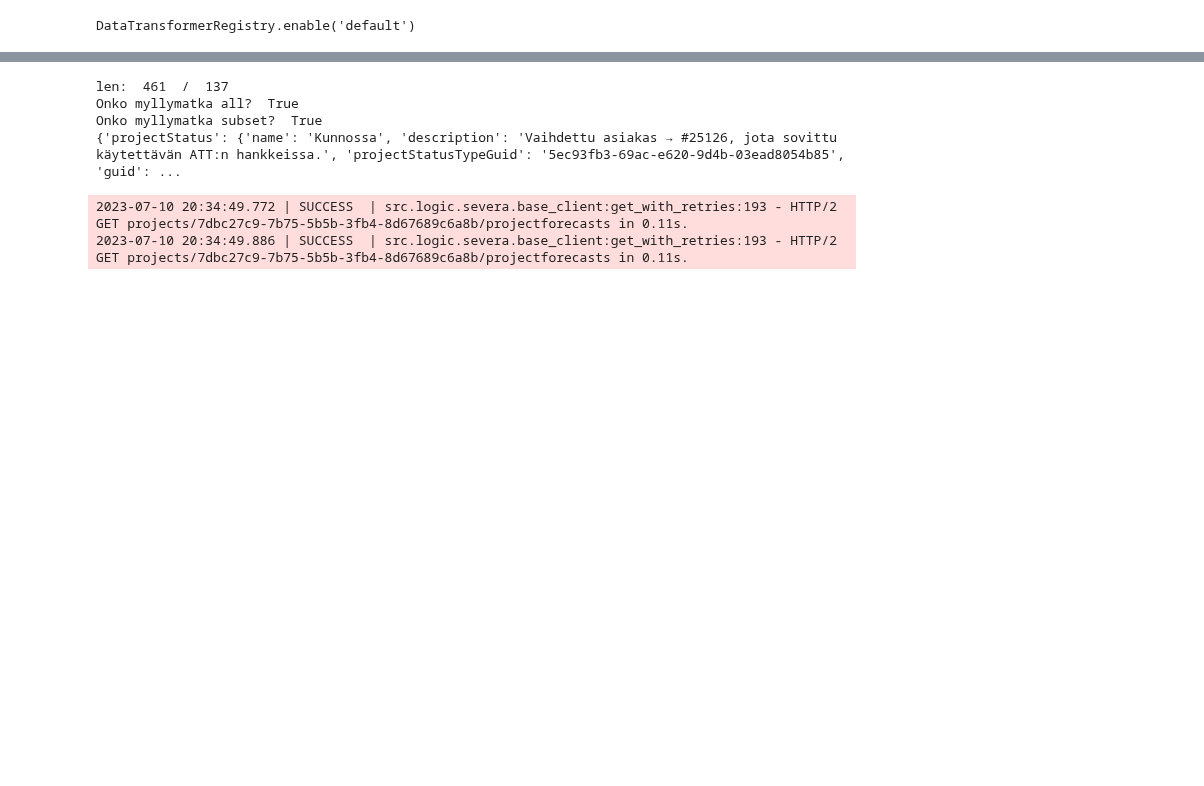
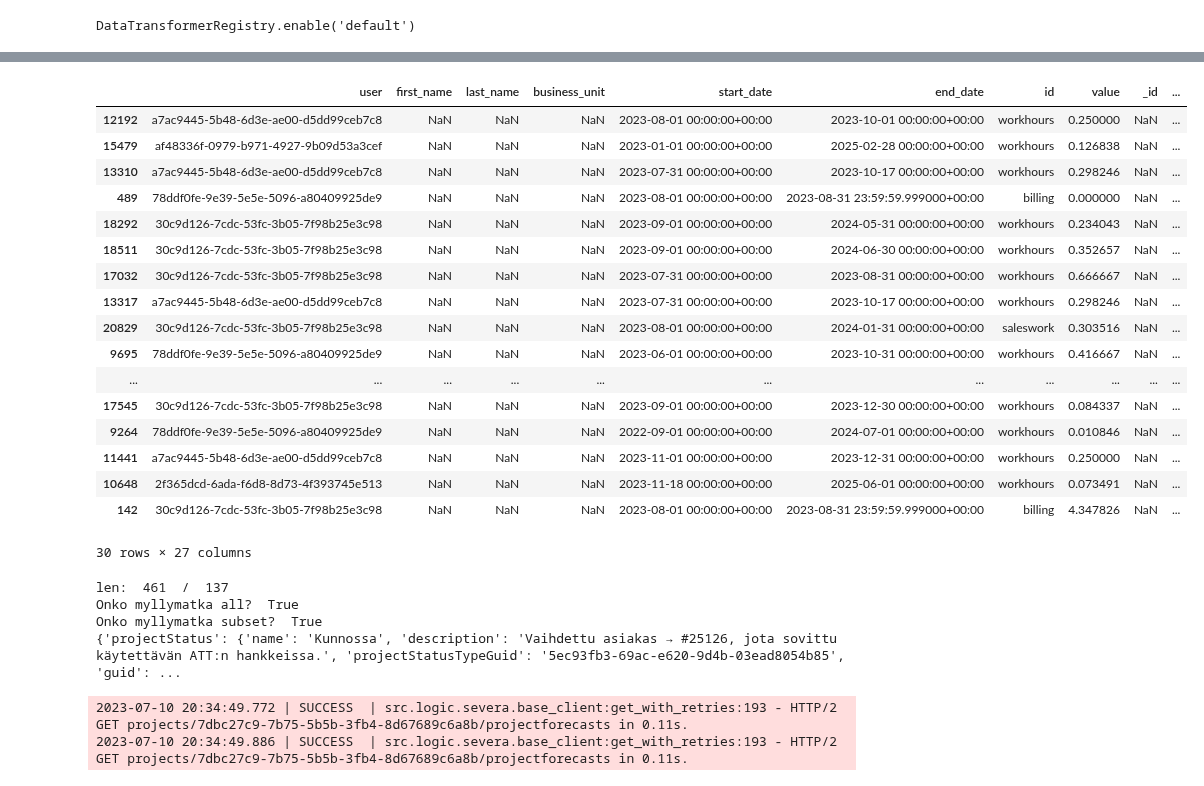
Before and after one commit to vreima/tie-dashboard, a Jupyter notebook: testing-notebook.ipynb, the cells around one changed output, grey strips where cells are left out. Cells and saved outputs as stored; diff of their text form; code cells hidden in the pictures; blank space fills up the shorter version.

Commit message:
processing

```diff
--- a/testing-notebook.ipynb
+++ b/testing-notebook.ipynb
@@ -71,0 +121,5 @@ async with src.logic.severa.client.Client() as f:
+# %%
+h=hours.copy()
+b=billing.copy()
+s=sales.copy()
+s = await src.logic.processing.load_and_merge(span)
@@ -72,3 +144,24 @@ async with src.logic.severa.client.Client() as f:
+# %%
+s.sample(30)
+# %% [output]
+|  | user | first_name | last_name | business_unit | start_date | end_date | id | value | _id | ... |
+| 12192 | a7ac9445-5b48-6d3e-ae00-d5dd99ceb7c8 | NaN | NaN | NaN | 2023-08-01 00:00:00+00:00 | 2023-10-01 00:00:00+00:00 | workhours | 0.250000 | NaN | ... |
+| 15479 | af48336f-0979-b971-4927-9b09d53a3cef | NaN | NaN | NaN | 2023-01-01 00:00:00+00:00 | 2025-02-28 00:00:00+00:00 | workhours | 0.126838 | NaN | ... |
+| 13310 | a7ac9445-5b48-6d3e-ae00-d5dd99ceb7c8 | NaN | NaN | NaN | 2023-07-31 00:00:00+00:00 | 2023-10-17 00:00:00+00:00 | workhours | 0.298246 | NaN | ... |
+| 489 | 78ddf0fe-9e39-5e5e-5096-a80409925de9 | NaN | NaN | NaN | 2023-08-01 00:00:00+00:00 | 2023-08-31 23:59:59.999000+00:00 | billing | 0.000000 | NaN | ... |
+| 18292 | 30c9d126-7cdc-53fc-3b05-7f98b25e3c98 | NaN | NaN | NaN | 2023-09-01 00:00:00+00:00 | 2024-05-31 00:00:00+00:00 | workhours | 0.234043 | NaN | ... |
+| 18511 | 30c9d126-7cdc-53fc-3b05-7f98b25e3c98 | NaN | NaN | NaN | 2023-09-01 00:00:00+00:00 | 2024-06-30 00:00:00+00:00 | workhours | 0.352657 | NaN | ... |
+| 17032 | 30c9d126-7cdc-53fc-3b05-7f98b25e3c98 | NaN | NaN | NaN | 2023-07-31 00:00:00+00:00 | 2023-08-31 00:00:00+00:00 | workhours | 0.666667 | NaN | ... |
+| 13317 | a7ac9445-5b48-6d3e-ae00-d5dd99ceb7c8 | NaN | NaN | NaN | 2023-07-31 00:00:00+00:00 | 2023-10-17 00:00:00+00:00 | workhours | 0.298246 | NaN | ... |
+| 20829 | 30c9d126-7cdc-53fc-3b05-7f98b25e3c98 | NaN | NaN | NaN | 2023-08-01 00:00:00+00:00 | 2024-01-31 00:00:00+00:00 | saleswork | 0.303516 | NaN | ... |
+| 9695 | 78ddf0fe-9e39-5e5e-5096-a80409925de9 | NaN | NaN | NaN | 2023-06-01 00:00:00+00:00 | 2023-10-31 00:00:00+00:00 | workhours | 0.416667 | NaN | ... |
+| ... | ... | ... | ... | ... | ... | ... | ... | ... | ... | ... |
+| 17545 | 30c9d126-7cdc-53fc-3b05-7f98b25e3c98 | NaN | NaN | NaN | 2023-09-01 00:00:00+00:00 | 2023-12-30 00:00:00+00:00 | workhours | 0.084337 | NaN | ... |
+| 9264 | 78ddf0fe-9e39-5e5e-5096-a80409925de9 | NaN | NaN | NaN | 2022-09-01 00:00:00+00:00 | 2024-07-01 00:00:00+00:00 | workhours | 0.010846 | NaN | ... |
+| 11441 | a7ac9445-5b48-6d3e-ae00-d5dd99ceb7c8 | NaN | NaN | NaN | 2023-11-01 00:00:00+00:00 | 2023-12-31 00:00:00+00:00 | workhours | 0.250000 | NaN | ... |
+| 10648 | 2f365dcd-6ada-f6d8-8d73-4f393745e513 | NaN | NaN | NaN | 2023-11-18 00:00:00+00:00 | 2025-06-01 00:00:00+00:00 | workhours | 0.073491 | NaN | ... |
+| 142 | 30c9d126-7cdc-53fc-3b05-7f98b25e3c98 | NaN | NaN | NaN | 2023-08-01 00:00:00+00:00 | 2023-08-31 23:59:59.999000+00:00 | billing | 4.347826 | NaN | ... |
+30 rows × 27 columns
 # %%
 span = DateRange(arrow.get("2023-08-01"), arrow.get("2023-08-31"))
 
```
Also changed, not shown: parts of 5 cells of this notebook, 8 other files.
